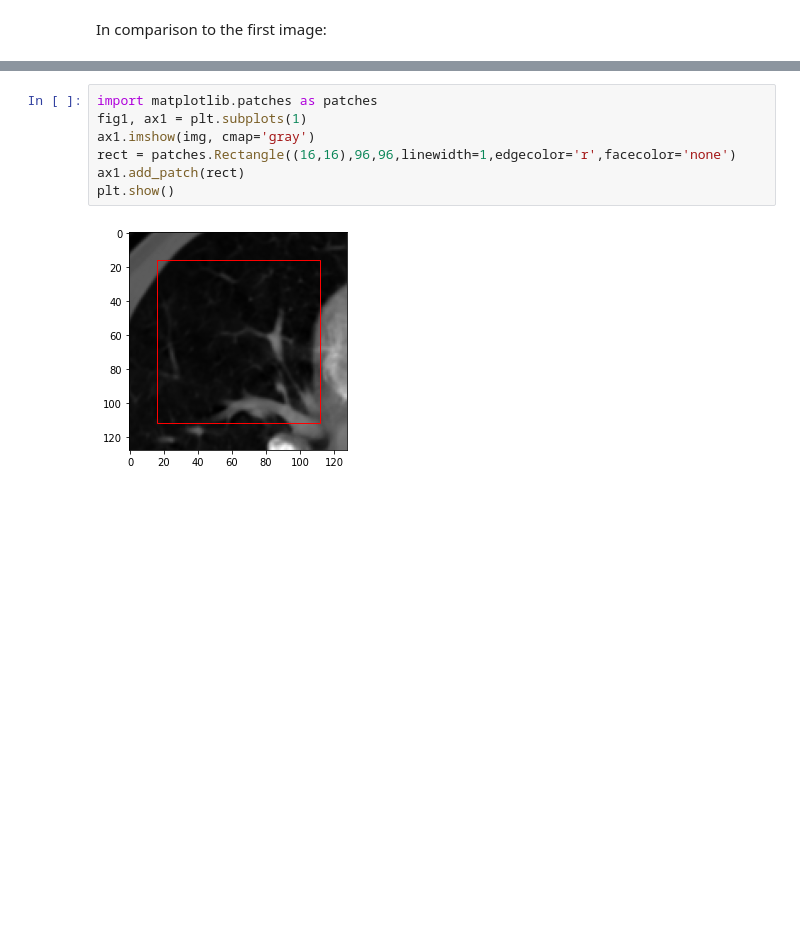
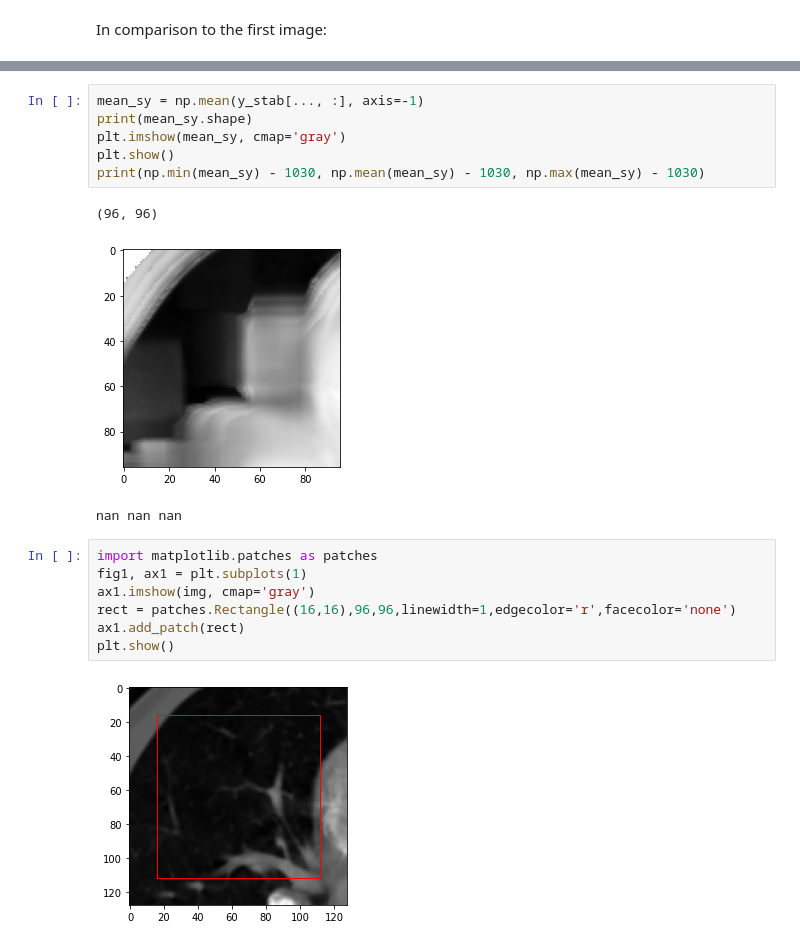
Before and after one commit to s-mostafa-a/CT-noise-statistical-characterization, a Jupyter notebook: notebooks/playground.ipynb, the cells around one changed output, grey strips where cells are left out. Drawn from its saved outputs; the diff is of its cells as text; blank space fills up the shorter version.

```diff
--- a/notebooks/playground.ipynb
+++ b/notebooks/playground.ipynb
@@ -312,3 +333,13 @@ In comparison to the first image:
+# %%
+mean_sy = np.mean(y_stab[..., :], axis=-1)
+print(mean_sy.shape)
+plt.imshow(mean_sy, cmap='gray')
+plt.show()
+print(np.min(mean_sy) - 1030, np.mean(mean_sy) - 1030, np.max(mean_sy) - 1030)
+# %% [output]
+(96, 96)
+[figure, added]
+nan nan nan
 # %%
 import matplotlib.patches as patches
 fig1, ax1 = plt.subplots(1)
```
Also changed, not shown: parts of 4 cells of this notebook, 3 other files.
